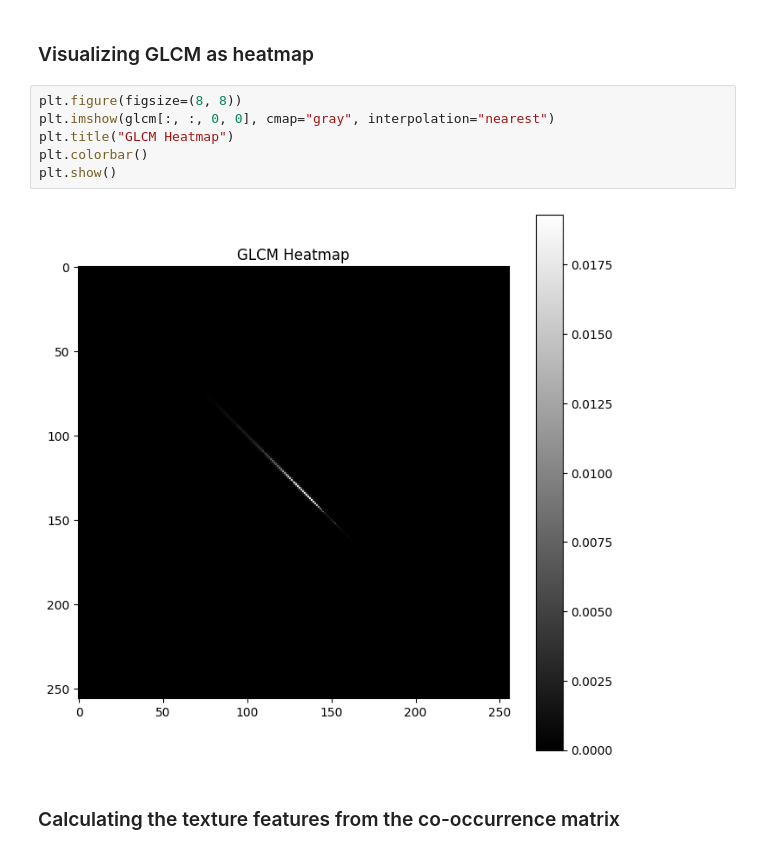
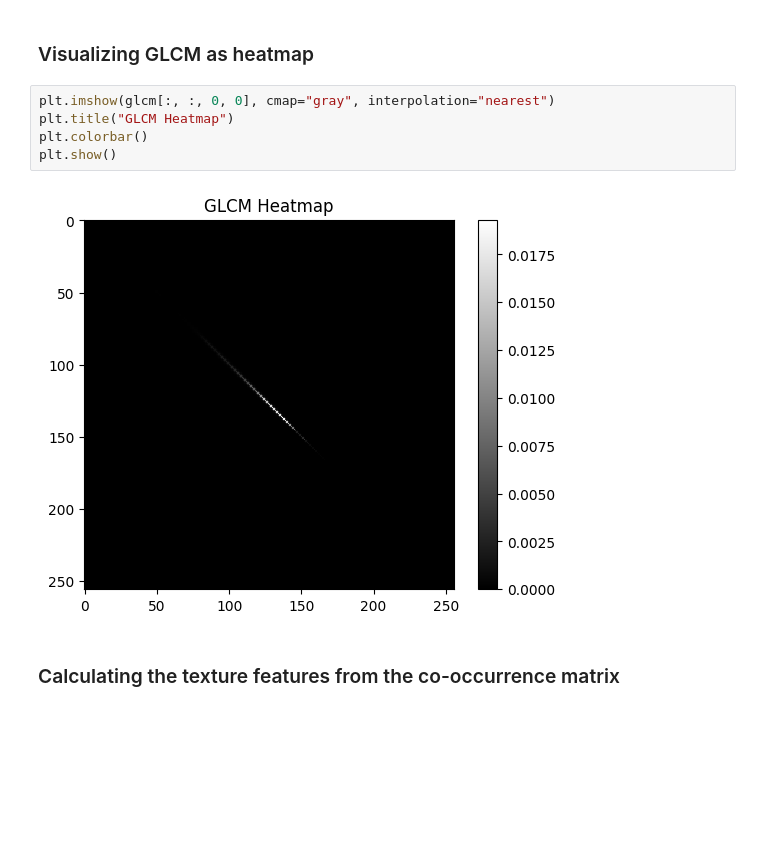
Before and after one commit to khalidmahamud/feature_extraction_techniques, a Jupyter notebook: Feature_Extraction_Techniques.ipynb, the cells around one changed output. Drawn from its saved outputs; the diff is of its cells as text; blank space fills up the shorter version.

```diff
--- a/Feature_Extraction_Techniques.ipynb
+++ b/Feature_Extraction_Techniques.ipynb
@@ -204,13 +212,12 @@ glcm = graycomatrix(
 # %% [markdown]
 ### Visualizing GLCM as heatmap
 # %%
-plt.figure(figsize=(8, 8))
 plt.imshow(glcm[:, :, 0, 0], cmap="gray", interpolation="nearest")
 plt.title("GLCM Heatmap")
 plt.colorbar()
 plt.show()
 # %% [output]
-[figure, old version]
+[figure, new version]
 # %% [markdown]
 ### Calculating the texture features from the co-occurrence matrix
 # %%
```
Also changed, not shown: parts of 31 cells of this notebook, 2 other files.
